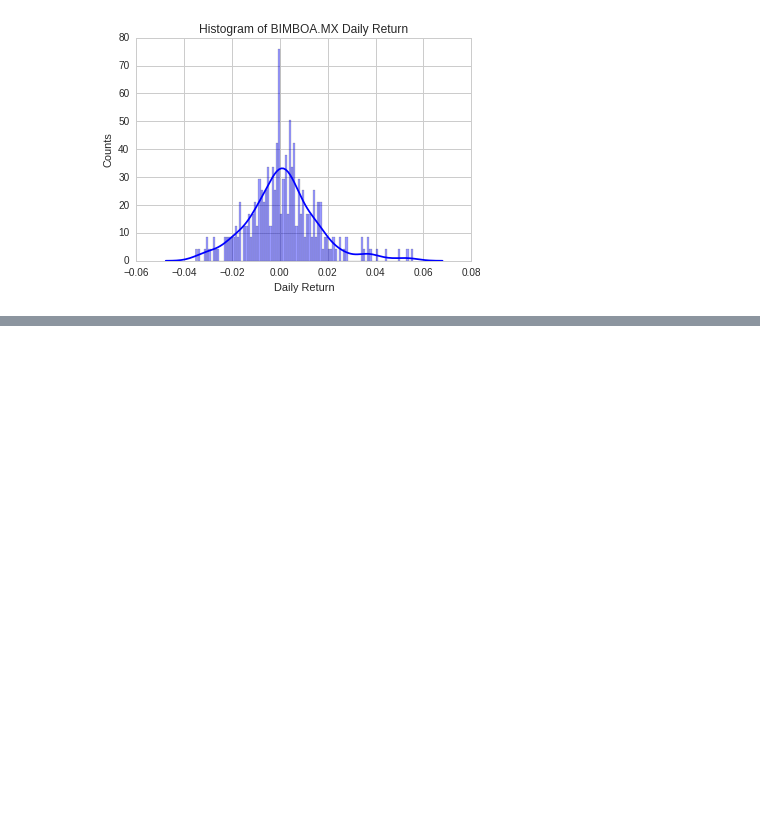
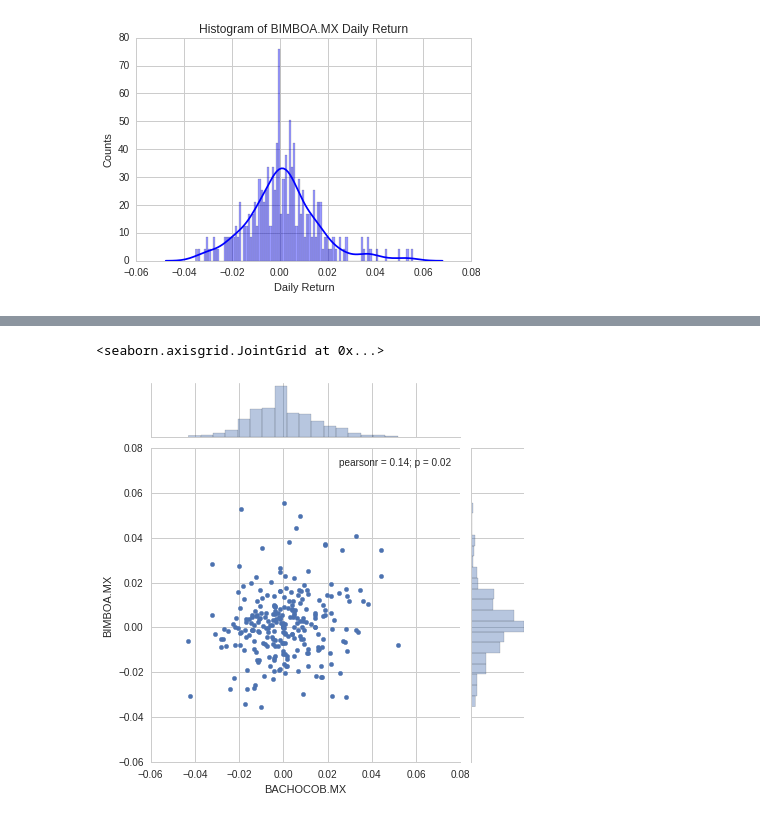
Before and after one commit to jarturomora/python-data-analysis, a Jupyter notebook: Mexican Stocks Data Analysis.ipynb, the cells around one changed output, grey strips where cells are left out. Drawn from its saved outputs; the diff is of its cells as text; code cells hidden in the pictures; blank space fills up the shorter version.

```diff
--- a/Mexican Stocks Data Analysis.ipynb
+++ b/Mexican Stocks Data Analysis.ipynb
@@ -232,0 +237,3 @@ daily_return_histogram(symbols['BIMBOA.MX'], 'Daily Return', 'BIMBOA.MX')
+# %%
+# Create a new data frame only with the closing information
+closing_df = DataReader(stock_sym, 'yahoo', start, end)['Adj Close']
@@ -232,0 +255,3 @@ daily_return_histogram(symbols['BIMBOA.MX'], 'Daily Return', 'BIMBOA.MX')
+# %%
+# Create another data frame with the daily return of each stock symbol
+stock_returns = closing_df.pct_change()
@@ -232,0 +273,6 @@ daily_return_histogram(symbols['BIMBOA.MX'], 'Daily Return', 'BIMBOA.MX')
+# %%
+# Now I compare the daiyl percentage of return of the two stocks to check how correlated.
+sns.jointplot('BACHOCOB.MX', 'BIMBOA.MX', stock_returns, kind = 'scatter')
+# %% [output]
+<seaborn.axisgrid.JointGrid at 0x...>
+[figure, added]
```
Also changed, not shown: parts of 3 cells of this notebook.
